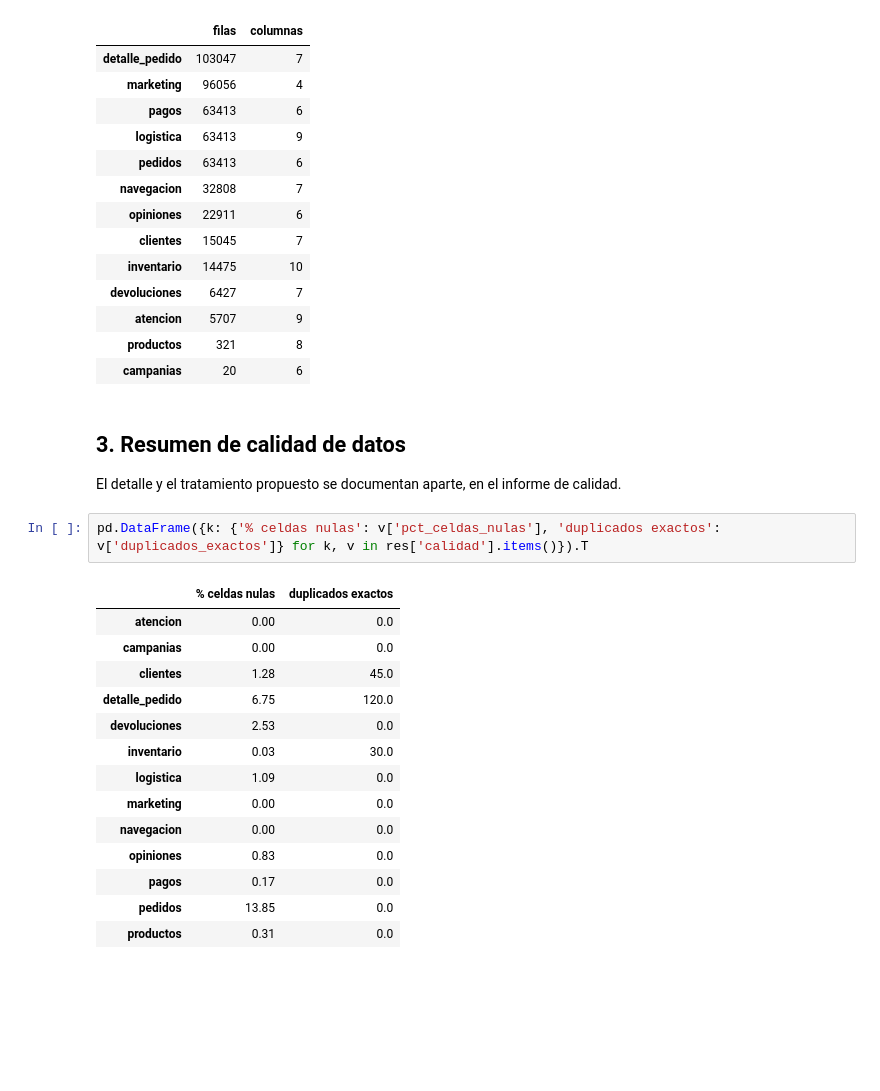
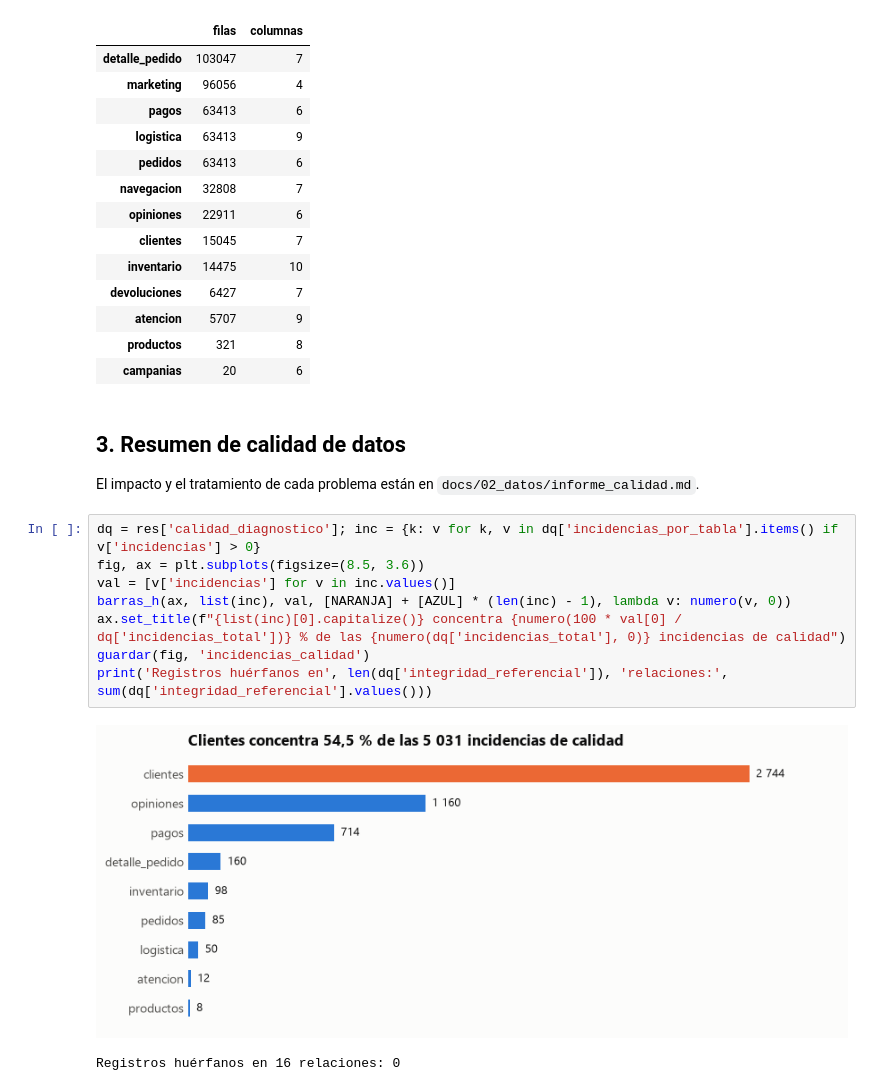
Before and after one commit to FernanRojasR/sportsmart, a Jupyter notebook: notebooks/01_eda/01_eda_calidad.ipynb, the cells around one changed output. Saved outputs shown, nothing was run; the diff lists cells and outputs as text; blank space fills up the shorter version.

Commit message:
docs: Calidad de datos, informe con impacto y tratamiento propuesto

```diff
--- a/notebooks/01_eda/01_eda_calidad.ipynb
+++ b/notebooks/01_eda/01_eda_calidad.ipynb
@@ -54,22 +54,16 @@ pd.DataFrame(res['inventario']).T.sort_values('filas', ascending=False)
 # %% [markdown]
 ## 3. Resumen de calidad de datos
 
-El detalle y el tratamiento propuesto se documentan aparte, en el informe de calidad.
+El impacto y el tratamiento de cada problema están en `docs/02_datos/informe_calidad.md`.
 # %%
-pd.DataFrame({k: {'% celdas nulas': v['pct_celdas_nulas'], 'duplicados exactos': v['duplicados_exactos']} for k, v in res['calidad'].items()}).T
+dq = res['calidad_diagnostico']; inc = {k: v for k, v in dq['incidencias_por_tabla'].items() if v['incidencias'] > 0}
+fig, ax = plt.subplots(figsize=(8.5, 3.6))
+val = [v['incidencias'] for v in inc.values()]
+barras_h(ax, list(inc), val, [NARANJA] + [AZUL] * (len(inc) - 1), lambda v: numero(v, 0))
+ax.set_title(f"{list(inc)[0].capitalize()} concentra {numero(100 * val[0] / dq['incidencias_total'])} % de las {numero(dq['incidencias_total'], 0)} incidencias de calidad")
+guardar(fig, 'incidencias_calidad')
+print('Registros huérfanos en', len(dq['integridad_referencial']), 'relaciones:', sum(dq['integridad_referencial'].values()))
 # %% [output]
-|  | % celdas nulas | duplicados exactos |
-| atencion | 0.00 | 0.0 |
-| campanias | 0.00 | 0.0 |
-| clientes | 1.28 | 45.0 |
-| detalle_pedido | 6.75 | 120.0 |
-| devoluciones | 2.53 | 0.0 |
-| inventario | 0.03 | 30.0 |
-| logistica | 1.09 | 0.0 |
-| marketing | 0.00 | 0.0 |
-| navegacion | 0.00 | 0.0 |
-| opiniones | 0.83 | 0.0 |
-| pagos | 0.17 | 0.0 |
-| pedidos | 13.85 | 0.0 |
-| productos | 0.31 | 0.0 |
+[figure, added]
+Registros huérfanos en 16 relaciones: 0
 # %%
```
Also changed, not shown: parts of 41 cells of this notebook, 6 other files.
